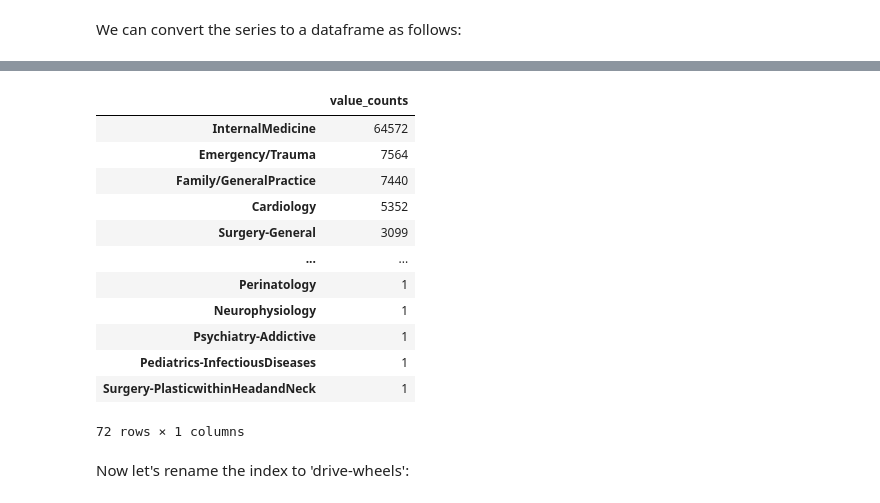
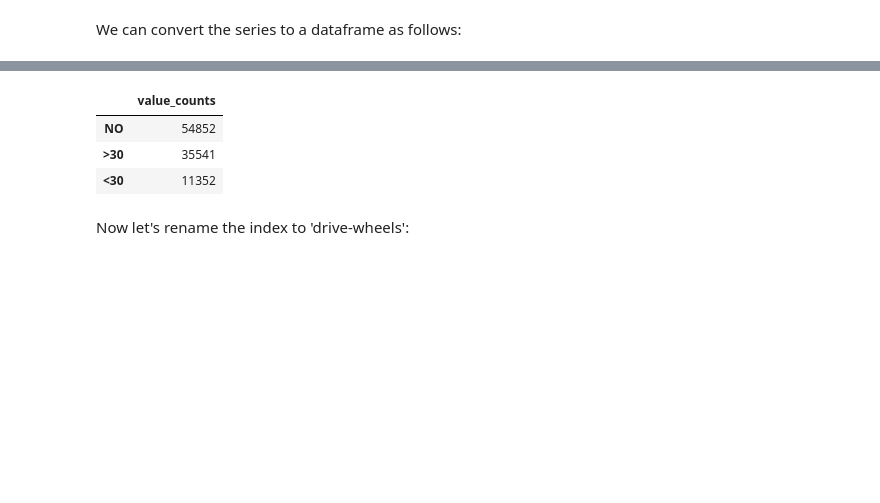
Before and after one commit to vyklyuk/Health_Care_Data_Analysis, a Jupyter notebook: DmytroYesyp/Dmytro_Yesyp_Lab3.ipynb, the cells around one changed output, grey strips where cells are left out. Drawn from its saved outputs; the diff is of its cells as text; code cells hidden in the pictures; blank space fills up the shorter version.

```diff
--- a/DmytroYesyp/Dmytro_Yesyp_Lab3.ipynb
+++ b/DmytroYesyp/Dmytro_Yesyp_Lab3.ipynb
@@ -425,21 +424,12 @@ Let's repeat the above steps but save the results to the dataframe "MedicalSpeci
 # %%
-medical_seciality_counts = df['MedicalSpecialty'].value_counts().to_frame()
-medical_seciality_counts.rename(columns={'MedicalSpecialty': 'value_counts'}, inplace=True)
+medical_seciality_counts = df['Readmitted'].value_counts().to_frame()
+medical_seciality_counts.rename(columns={'Readmitted': 'value_counts'}, inplace=True)
 medical_seciality_counts
 # %% [output]
 |  | value_counts |
-| InternalMedicine | 64572 |
-| Emergency/Trauma | 7564 |
-| Family/GeneralPractice | 7440 |
-| Cardiology | 5352 |
-| Surgery-General | 3099 |
-| ... | ... |
-| Perinatology | 1 |
-| Neurophysiology | 1 |
-| Psychiatry-Addictive | 1 |
-| Pediatrics-InfectiousDiseases | 1 |
-| Surgery-PlasticwithinHeadandNeck | 1 |
+| NO | 54852 |
+| >30 | 35541 |
+| <30 | 11352 |
-72 rows × 1 columns
 # %% [markdown]
 Now let's rename the index to 'drive-wheels':
 # %%
```
Also changed, not shown: parts of 37 cells of this notebook, 2 other files.
